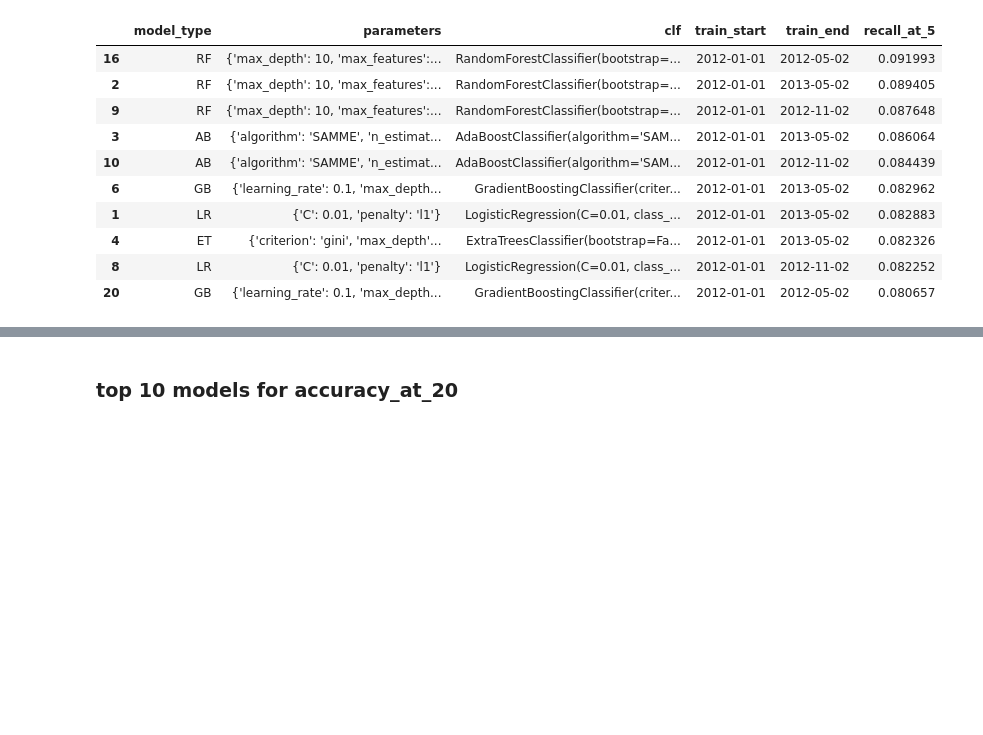
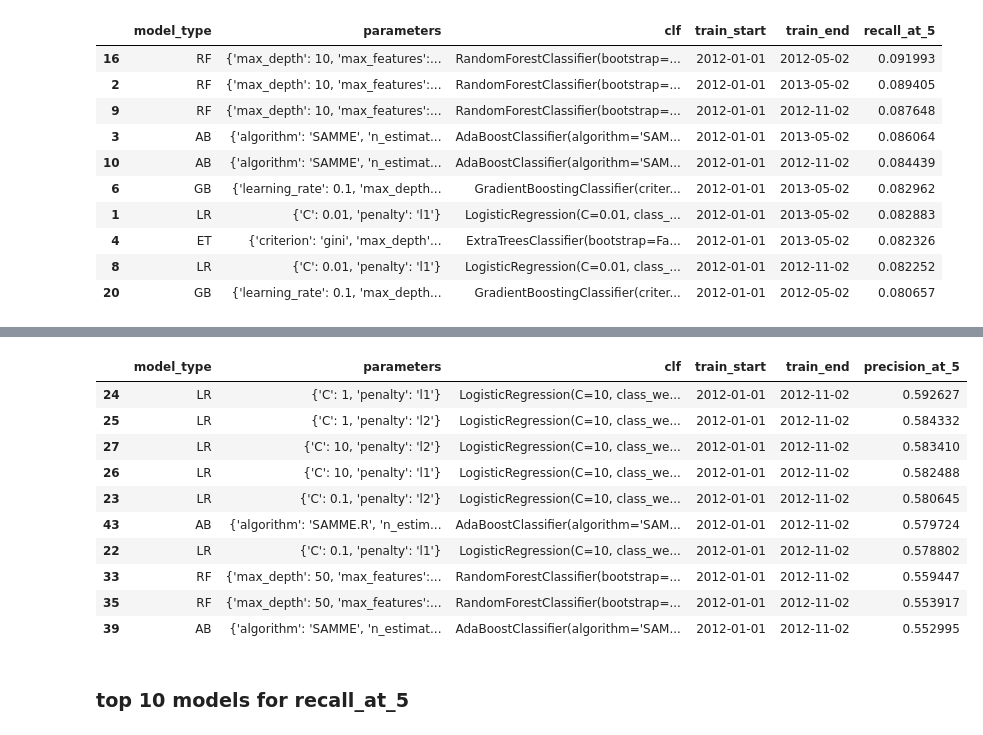
Before and after one commit to pengwei715/Machine-Learning-Projects, a Jupyter notebook: hw5_2/results_analysis.ipynb, the cells around one changed output, grey strips where cells are left out. Drawn from its saved outputs; the diff is of its cells as text; code cells hidden in the pictures; blank space fills up the shorter version.

```diff
--- a/hw5_2/results_analysis.ipynb
+++ b/hw5_2/results_analysis.ipynb
@@ -139,2 +191,16 @@ res_dic['recall_at_5']
+# %%
+res_dic['precision_at_5']
+# %% [output]
+|  | model_type | parameters | clf | train_start | train_end | precision_at_5 |
+| 24 | LR | {'C': 1, 'penalty': 'l1'} | LogisticRegression(C=10, class_we... | 2012-01-01 | 2012-11-02 | 0.592627 |
+| 25 | LR | {'C': 1, 'penalty': 'l2'} | LogisticRegression(C=10, class_we... | 2012-01-01 | 2012-11-02 | 0.584332 |
+| 27 | LR | {'C': 10, 'penalty': 'l2'} | LogisticRegression(C=10, class_we... | 2012-01-01 | 2012-11-02 | 0.583410 |
+| 26 | LR | {'C': 10, 'penalty': 'l1'} | LogisticRegression(C=10, class_we... | 2012-01-01 | 2012-11-02 | 0.582488 |
+| 23 | LR | {'C': 0.1, 'penalty': 'l2'} | LogisticRegression(C=10, class_we... | 2012-01-01 | 2012-11-02 | 0.580645 |
+| 43 | AB | {'algorithm': 'SAMME.R', 'n_estim... | AdaBoostClassifier(algorithm='SAM... | 2012-01-01 | 2012-11-02 | 0.579724 |
+| 22 | LR | {'C': 0.1, 'penalty': 'l1'} | LogisticRegression(C=10, class_we... | 2012-01-01 | 2012-11-02 | 0.578802 |
+| 33 | RF | {'max_depth': 50, 'max_features':... | RandomForestClassifier(bootstrap=... | 2012-01-01 | 2012-11-02 | 0.559447 |
+| 35 | RF | {'max_depth': 50, 'max_features':... | RandomForestClassifier(bootstrap=... | 2012-01-01 | 2012-11-02 | 0.553917 |
+| 39 | AB | {'algorithm': 'SAMME', 'n_estimat... | AdaBoostClassifier(algorithm='SAM... | 2012-01-01 | 2012-11-02 | 0.552995 |
 # %% [markdown]
-### top 10 models for accuracy_at_20
+### top 10 models for recall_at_5
```
Also changed, not shown: parts of 27 cells of this notebook.
